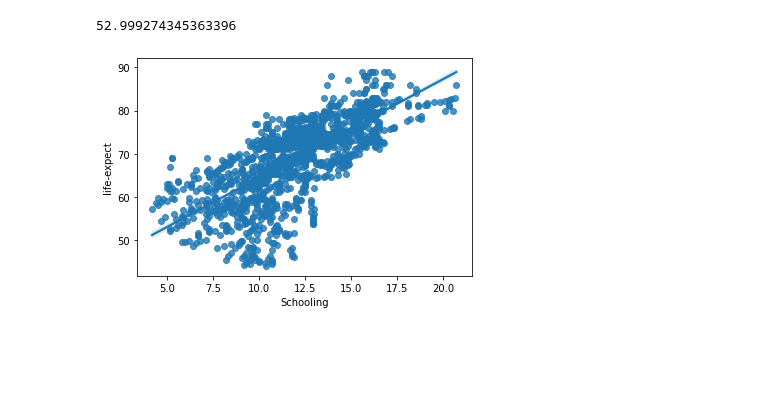
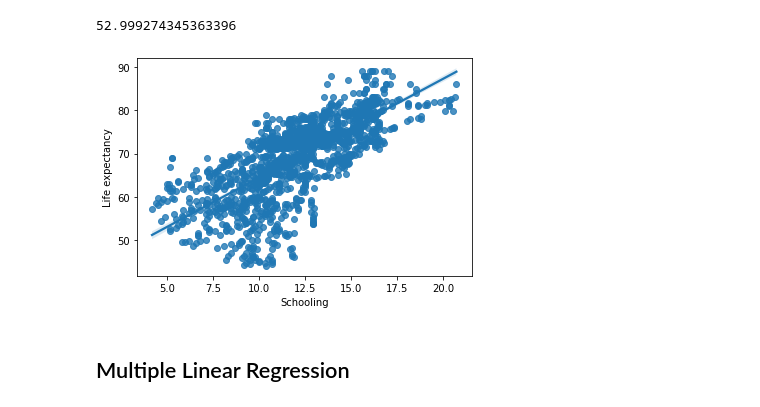
Before and after one commit to MyatCharm/MM-DataScience-practice, a Jupyter notebook: myanmards.ipynb, the cells around one changed output. Drawn from its saved outputs; the diff is of its cells as text; code cells hidden in the pictures; blank space fills up the shorter version.

Commit message:
Data cleaning, Regression(Single,Multiple, Polynomial ,Logistic)

```diff
--- a/myanmards.ipynb
+++ b/myanmards.ipynb
@@ -457,9 +442,9 @@ plt.show()
 # %% [output]
 [figure]
 # %%
-X = df[['Schooling']]
-y = df['life-expect']
-X.head()
+X1 = df[['Schooling']]
+y = df['Life expectancy']
+X1.head()
 # %% [output]
 |  | Schooling |
 | 0 | 10.1 |
@@ -468,12 +453,12 @@ X.head()
 | 3 | 9.8 |
 | 4 | 9.5 |
 # %%
-slr.fit(X,y)
+slr.fit(X1,y)
 # %% [output]
 LinearRegression()
 # %%
-yhat = slr.predict(X)
-yhat[0:50]
+SLRyhat = slr.predict(X1)
+SLRyhat[0:50]
 # %% [output]
 array([64.6771856 , 64.44820695, 64.2192283 , 63.99024965, 63.30331369,
        62.61637773, 61.92944178, 61.47148447, 60.78454852, 60.09761256,
@@ -486,6 +471,6 @@ array([64.6771856 , 64.44820695, 64.2192283 , 63.99024965, 63.30331369,
        69.71471595, 69.02777999, 68.34084403, 67.65390808, 67.65390808,
        65.13514291, 63.07433504, 62.15842043, 61.01352717, 60.09761256])
 # %%
-df.insert(4,'predict-life-expect',yhat, True)
+df.insert(4,'predict-life-expect',SLRyhat, True)
 df.head()
 # %% [output]
@@ -514,7 +499,9 @@ y
 # %% [output]
 52.999274345363396
 # %%
-sns.regplot(x=df['Schooling'],y=df['life-expect'])
+sns.regplot(x=df['Schooling'],y=df['Life expectancy'])
 plt.show()
 # %% [output]
-[figure, old version]
+[figure, new version]
+# %% [markdown]
+## Multiple Linear Regression
```
Also changed, not shown: parts of 43 cells of this notebook.
